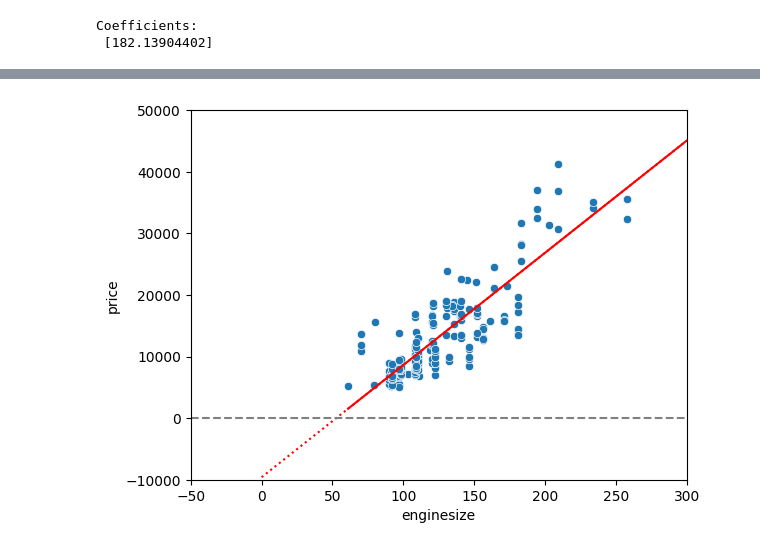
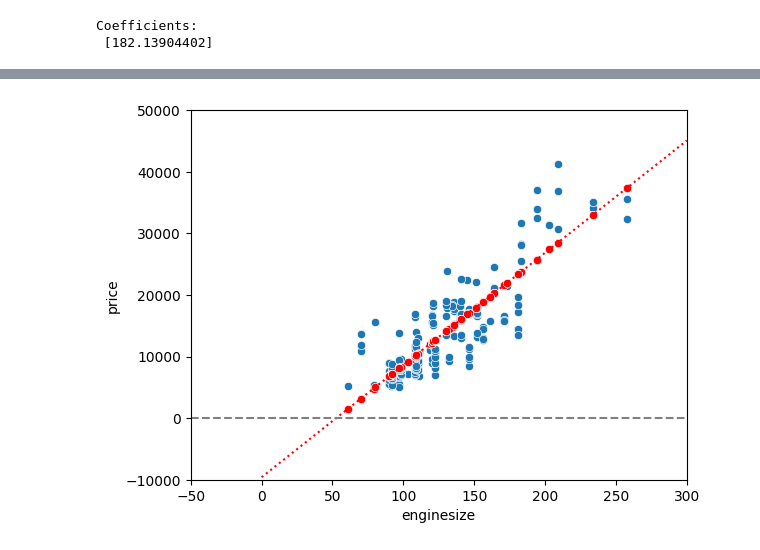
Before and after one commit to Magdalena-B1/ML-different-approaches-to-linear-regression, a Jupyter notebook: LinearRegression.ipynb, the cells around one changed output, grey strips where cells are left out. Drawn from its saved outputs; the diff is of its cells as text; code cells hidden in the pictures.

```diff
--- a/LinearRegression.ipynb
+++ b/LinearRegression.ipynb
@@ -543,23 +560,26 @@ dtype: float64
 # %%
 #y = 9585+182*i
+
+#Manual vizualization using coeficients
+
 prediction = []
 for i in data['enginesize']:
     y = model.params[0]+model.params[1]*i
     prediction.append(y)
 
 points_x, points_y = [], []
-for i in [0, 300]:
+for i in [0, 300]:                        #hypothetical observations
     y = model.params[0]+model.params[1]*i
     points_x.append(i)
     points_y.append(y)
 
 fig = plt.figure()
 sns.scatterplot(x='enginesize', y='price',data=data )
-sns.lineplot(x=data['enginesize'], y = prediction, color = 'r' )
+sns.scatterplot(x=data['enginesize'], y = prediction, color = 'r' )
 gfg = sns.lineplot(x=points_x, y = points_y, linestyle = 'dotted', color = 'r' )
 gfg.set_ylim(-10000, 50000)
 gfg.set_xlim(-50, 300)
 plt.axhline(y = 0, linestyle = '--', color = 'gray' )
 plt.show()
 # %% [output]
-[figure, old version]
+[figure, new version]
```
Also changed, not shown: parts of 9 cells of this notebook.
